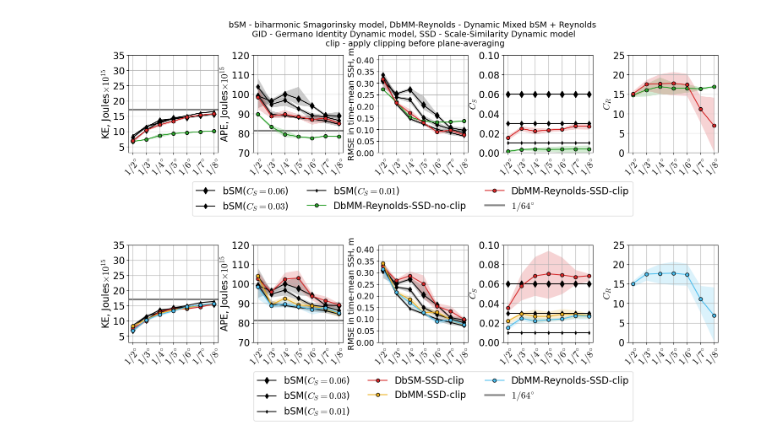
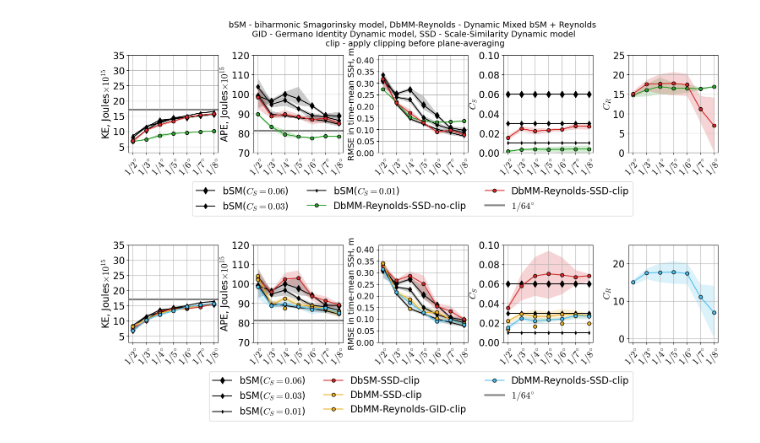
Before and after one commit to Pperezhogin/CTR-notebooks, a Jupyter notebook: DMM-online.ipynb, the cells around one changed output. Cells and saved outputs as stored; diff of their text form; code cells hidden in the pictures.

```diff
--- a/DMM-online.ipynb
+++ b/DMM-online.ipynb
@@ -369,7 +369,7 @@ for row, fun_str in enumerate(['KE', 'APE', 'ssh', 'smag', 'CR']):
     plot_markers_with_filling(f'DMM-SSD-clip-{fun_str}', yellow, 'o', 'DbMM-SSD-clip', 6)
 
     #plot_markers_with_filling(f'DMM-Reynolds-GID-{fun_str}', lightblue, 'o', 'DbMM-GID-no-clip', 6)
-    #plot_markers_with_filling(f'DMM-Reynolds-GID-clip-{fun_str}', yellow, 'o', 'DbMM-Reynolds-GID-clip', 6)
+    plot_markers_with_filling(f'DMM-Reynolds-GID-clip-{fun_str}', yellow, 'o', 'DbMM-Reynolds-GID-clip', 6)
 
     #plot_markers_with_filling(f'DMM-Reynolds-SSD-{fun_str}', 'tab:green', 'o', 'DbMM-Reynolds-SSD-no-clip', 6)
     plot_markers_with_filling(f'DMM-Reynolds-SSD-clip-{fun_str}', lightblue, 'o', 'DbMM-Reynolds-SSD-clip', 6)
@@ -390,32 +390,32 @@ for row, fun_str in enumerate(['KE', 'APE', 'ssh', 'smag', 'CR']):
         plt.yticks(yticks)
         plt.ylim([min(yticks), max(yticks)])
         plt.axhline(y=APE('R64'),color='gray',zorder=-1,lw=3)
 
     if fun_str == 'ssh':
         yticks = np.arange(0,0.45,0.05)
         plt.ylabel('RMSE in time-mean SSH, m', fontsize=14)
         plt.yticks(yticks, fontsize=14)
         plt.ylim([0,0.42])
 
     if fun_str == 'smag':
         plt.ylim([0,0.1])
         plt.ylabel('$C_S$')
 
         plt.plot(np.nan,np.nan,'-',color='gray',lw=3,label='$1/64^{\circ}$')
         plt.legend(ncol=3, bbox_to_anchor=(1.5,-0.25))
 
     if fun_str == 'CR':
         plt.ylim([0,25])
         plt.ylabel('$C_R$')
 
 plt.gcf().align_ylabels()
 #set_letters(fontsize=18,x=0.0,y=1.05)
 
 plt.tight_layout()
 
 
 #plt.suptitle('bSM - biharmonic Smagorinsky model, DbSM - Dynamic bSM \n GID - Germano Identity Dynamic model, SSD - Scale-Similarity Dynamic model \n clip - apply clipping before plane-averaging', y=1.15, fontsize=14)
 #plt.suptitle('bSM - biharmonic Smagorinsky model, DbMM-Reynolds - Dynamic Mixed bSM + Reynolds \n GID - Germano Identity Dynamic model, SSD - Scale-Similarity Dynamic model \n clip - apply clipping before plane-averaging', y=1.15, fontsize=14)
-plt.savefig('figures/Mixed-models-metrics.pdf')
+#plt.savefig('figures/Mixed-models-metrics.pdf')
 # %% [output]
-[figure, old version]
+[figure, new version]
```
Also changed, not shown: 5 other files.
